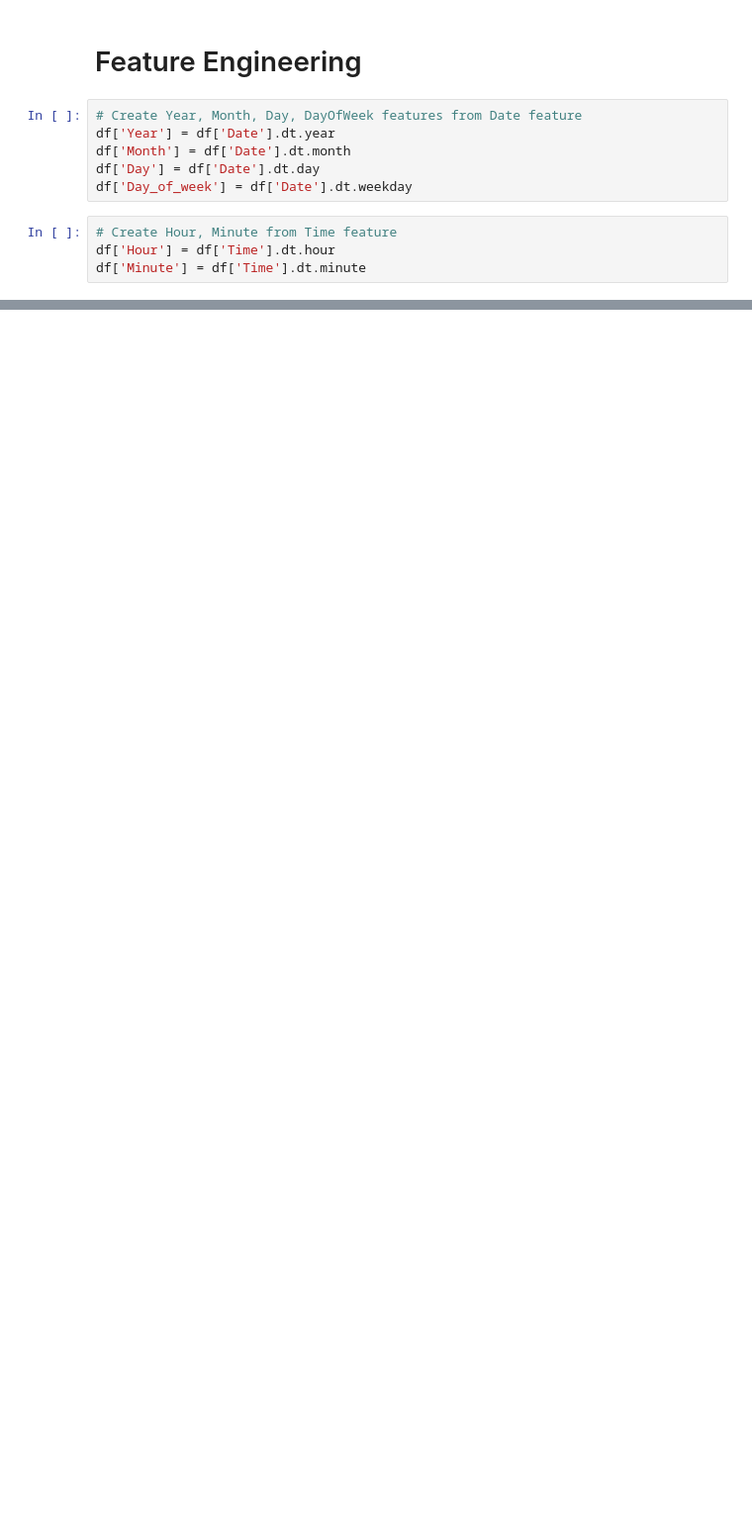
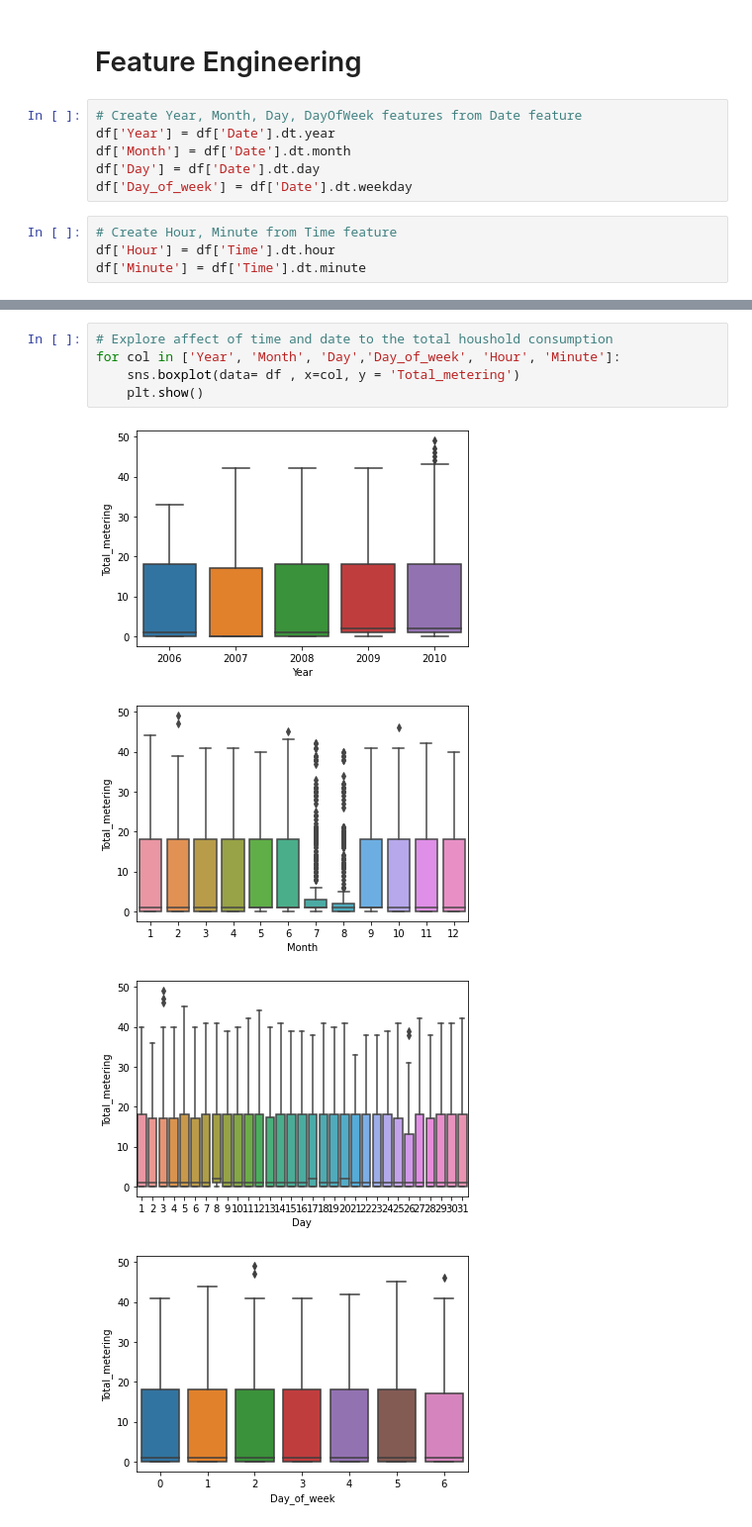
Before and after one commit to mervebdurna/ineuron-ml-projects, a Jupyter notebook: Regression Projects/Household Power Consumption Prediction/EDA.ipynb, the cells around one changed output, grey strips where cells are left out. Shown: that part at 99% size. Saved outputs shown, nothing was run; the diff lists cells and outputs as text; blank space fills up the shorter version.

```diff
--- a/Regression Projects/Household Power Consumption Prediction/EDA.ipynb
+++ b/Regression Projects/Household Power Consumption Prediction/EDA.ipynb
@@ -188,0 +256,10 @@ df['Minute'] = df['Time'].dt.minute
+# %%
+# Explore affect of time and date to the total houshold consumption
+for col in ['Year', 'Month', 'Day','Day_of_week', 'Hour', 'Minute']:
+    sns.boxplot(data= df , x=col, y = 'Total_metering')
+    plt.show()
+# %% [output]
+[figure, added]
+[figure, added]
+[figure, added]
+[figure, added]
```
Also changed, not shown: parts of 63 cells of this notebook.
